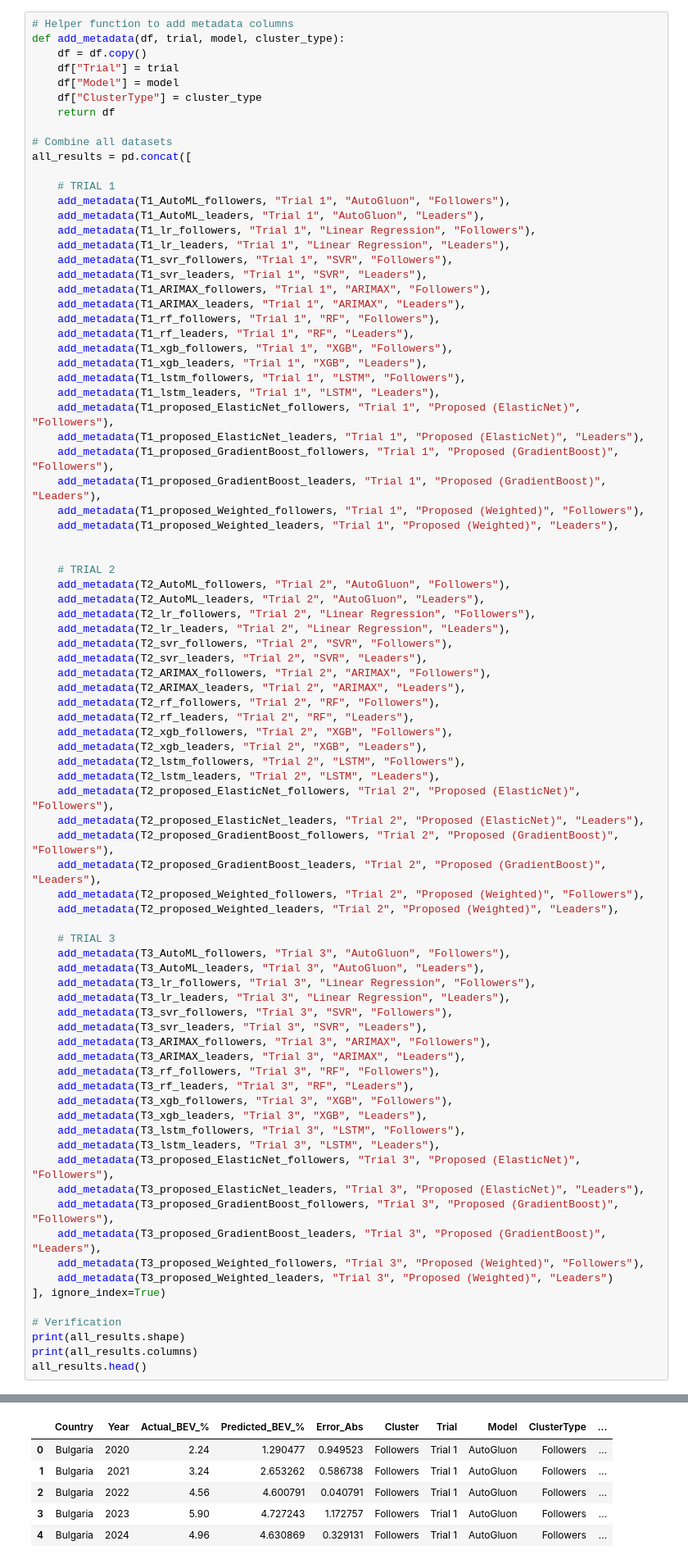
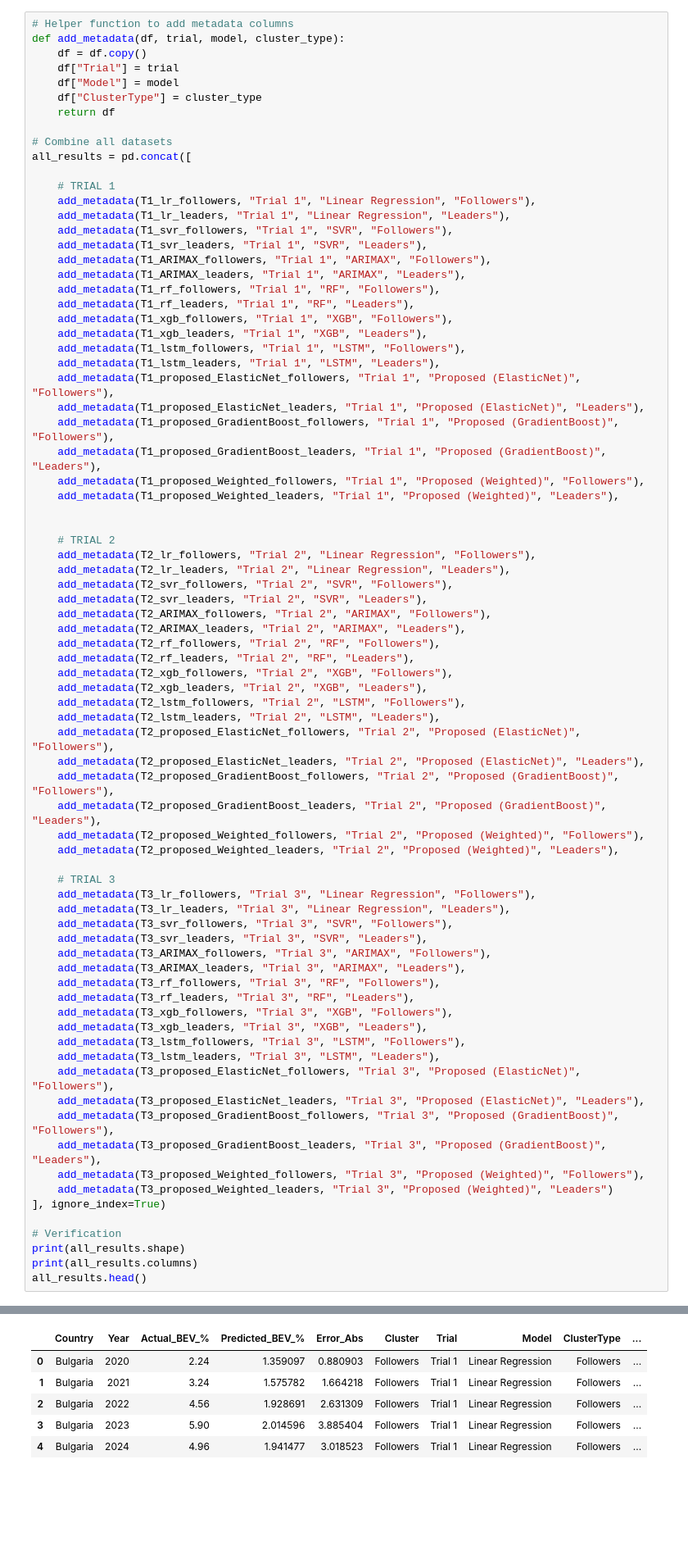
Before and after one commit to dishaxgh/Battery-Electric-Vehicle-Forecasting-BEV-, a Jupyter notebook: Codes/KPI of the Results.ipynb, the cells around one changed output, grey strips where cells are left out. Shown at 82% size. Drawn from its saved outputs; the diff is of its cells as text; blank space fills up the shorter version.

```diff
--- a/Codes/KPI of the Results.ipynb
+++ b/Codes/KPI of the Results.ipynb
@@ -109,8 +100,6 @@ def add_metadata(df, trial, model, cluster_type):
 all_results = pd.concat([
 
     # TRIAL 1
-    add_metadata(T1_AutoML_followers, "Trial 1", "AutoGluon", "Followers"),
-    add_metadata(T1_AutoML_leaders, "Trial 1", "AutoGluon", "Leaders"),
     add_metadata(T1_lr_followers, "Trial 1", "Linear Regression", "Followers"),
     add_metadata(T1_lr_leaders, "Trial 1", "Linear Regression", "Leaders"),
     add_metadata(T1_svr_followers, "Trial 1", "SVR", "Followers"),
@@ -132,8 +121,6 @@ all_results = pd.concat([
 
 
     # TRIAL 2
-    add_metadata(T2_AutoML_followers, "Trial 2", "AutoGluon", "Followers"),
-    add_metadata(T2_AutoML_leaders, "Trial 2", "AutoGluon", "Leaders"),
     add_metadata(T2_lr_followers, "Trial 2", "Linear Regression", "Followers"),
     add_metadata(T2_lr_leaders, "Trial 2", "Linear Regression", "Leaders"),
     add_metadata(T2_svr_followers, "Trial 2", "SVR", "Followers"),
@@ -154,8 +141,6 @@ all_results = pd.concat([
     add_metadata(T2_proposed_Weighted_leaders, "Trial 2", "Proposed (Weighted)", "Leaders"),
 
     # TRIAL 3
-    add_metadata(T3_AutoML_followers, "Trial 3", "AutoGluon", "Followers"),
-    add_metadata(T3_AutoML_leaders, "Trial 3", "AutoGluon", "Leaders"),
     add_metadata(T3_lr_followers, "Trial 3", "Linear Regression", "Followers"),
     add_metadata(T3_lr_leaders, "Trial 3", "Linear Regression", "Leaders"),
     add_metadata(T3_svr_followers, "Trial 3", "SVR", "Followers"),
@@ -185,13 +170,13 @@ all_results.head()
 Index(['Country', 'Year', 'Actual_BEV_%', 'Predicted_BEV_%', 'Error_Abs',
        'Cluster', 'Trial', 'Model', 'ClusterType', 'Type', 'Model_Order',
        'ARIMAX_Pred', 'LSTM_Pred', 'Stacked_Pred'],
       dtype='object')
 |  | Country | Year | Actual_BEV_% | Predicted_BEV_% | Error_Abs | Cluster | Trial | Model | ClusterType | ... |
-| 0 | Bulgaria | 2020 | 2.24 | 1.290477 | 0.949523 | Followers | Trial 1 | AutoGluon | Followers | ... |
-| 1 | Bulgaria | 2021 | 3.24 | 2.653262 | 0.586738 | Followers | Trial 1 | AutoGluon | Followers | ... |
-| 2 | Bulgaria | 2022 | 4.56 | 4.600791 | 0.040791 | Followers | Trial 1 | AutoGluon | Followers | ... |
-| 3 | Bulgaria | 2023 | 5.90 | 4.727243 | 1.172757 | Followers | Trial 1 | AutoGluon | Followers | ... |
-| 4 | Bulgaria | 2024 | 4.96 | 4.630869 | 0.329131 | Followers | Trial 1 | AutoGluon | Followers | ... |
+| 0 | Bulgaria | 2020 | 2.24 | 1.359097 | 0.880903 | Followers | Trial 1 | Linear Regression | Followers | ... |
+| 1 | Bulgaria | 2021 | 3.24 | 1.575782 | 1.664218 | Followers | Trial 1 | Linear Regression | Followers | ... |
+| 2 | Bulgaria | 2022 | 4.56 | 1.928691 | 2.631309 | Followers | Trial 1 | Linear Regression | Followers | ... |
+| 3 | Bulgaria | 2023 | 5.90 | 2.014596 | 3.885404 | Followers | Trial 1 | Linear Regression | Followers | ... |
+| 4 | Bulgaria | 2024 | 4.96 | 1.941477 | 3.018523 | Followers | Trial 1 | Linear Regression | Followers | ... |
 # %%
 # KPI - Median Absolute Error.
 # Reason to use this - to find the "middle" error, ignoring extreme outliers
```
Also changed, not shown: parts of 6 cells of this notebook, 13 other files.
